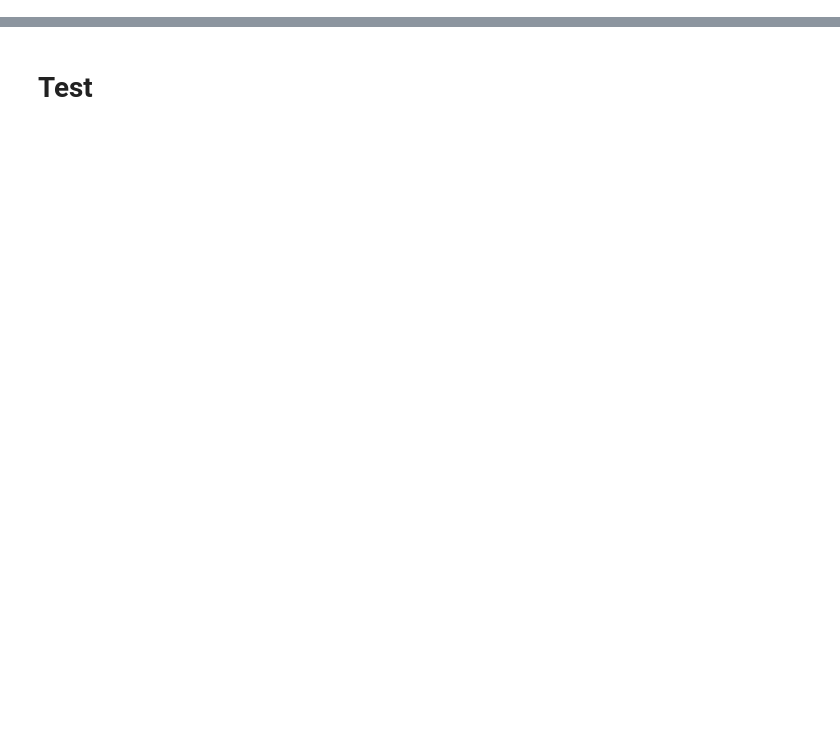
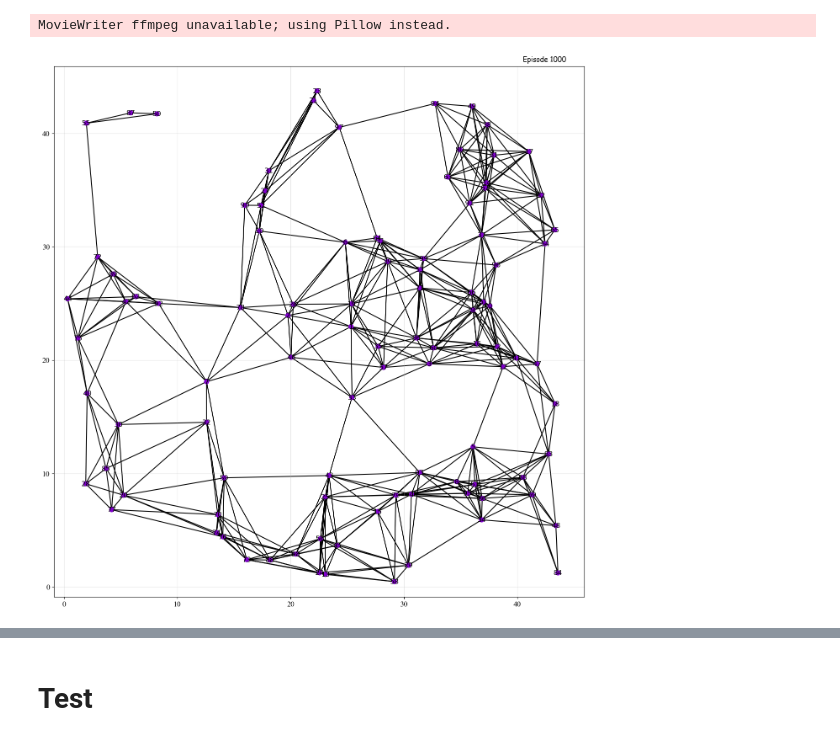
Before and after one commit to mehdibp/distributed_connected, a Jupyter notebook: Agents.ipynb, the cells around one changed output, grey strips where cells are left out. Drawn from its saved outputs; the diff is of its cells as text; code cells hidden in the pictures; blank space fills up the shorter version.

```diff
--- a/Agents.ipynb
+++ b/Agents.ipynb
@@ -418,0 +51,11 @@ MovieWriter ffmpeg unavailable; using Pillow instead.
+# %%
+excel_path = "30 Particle MT , lr=1e-5 , alpha4=-1000 , L=45_.xlsx"
+excel_sheet = "Send Request"
+on_off = []
+seed = 30
+output_name = "o.gif"
+
+Analysis.Make_Animation(excel_path, excel_sheet, ENV_Parameters, Parameters, on_off, seed, output_name)
+# %% [output]
+MovieWriter ffmpeg unavailable; using Pillow instead.
+[figure, added]
```
Also changed, not shown: parts of 20 cells of this notebook, 2 other files.
